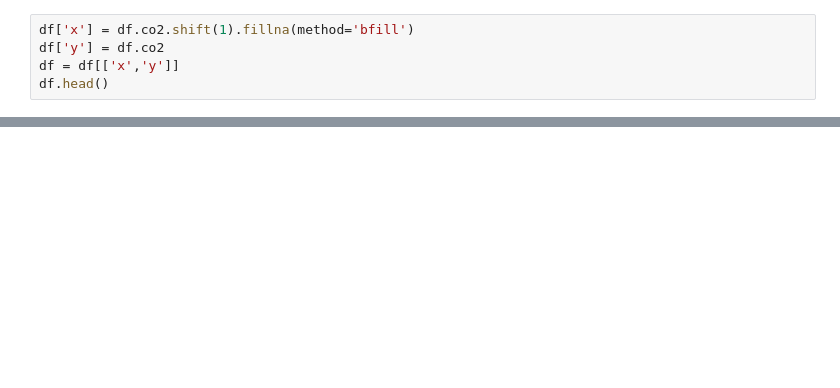
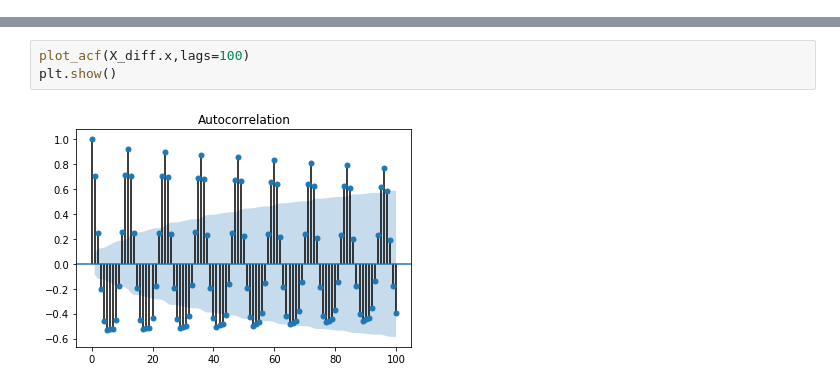
Before and after one commit to rkingery/ml_tutorials, a Jupyter notebook: ml_time_series.ipynb, the cells around one changed output, grey strips where cells are left out. Saved outputs shown, nothing was run; the diff lists cells and outputs as text; blank space fills up the shorter version.

```diff
--- a/ml_time_series.ipynb
+++ b/ml_time_series.ipynb
@@ -65,5 +0,0 @@ df.head()
-# %%
-df['x'] = df.co2.shift(1).fillna(method='bfill')
-df['y'] = df.co2
-df = df[['x','y']]
-df.head()
@@ -169,0 +137,5 @@ https://github.com/blue-yonder/tsfresh/blob/master/notebooks/timeseries_forecast
+# %%
+plot_acf(X_diff.x,lags=100)
+plt.show()
+# %% [output]
+[figure, added]
```
Also changed, not shown: parts of 36 cells of this notebook, 3 other files.
